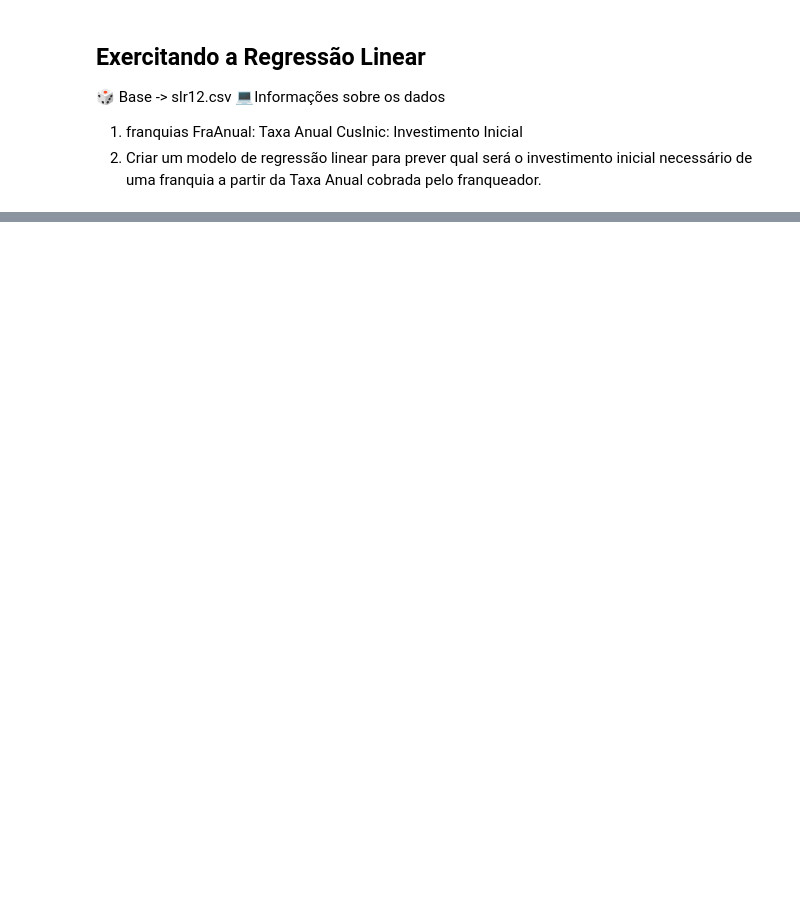
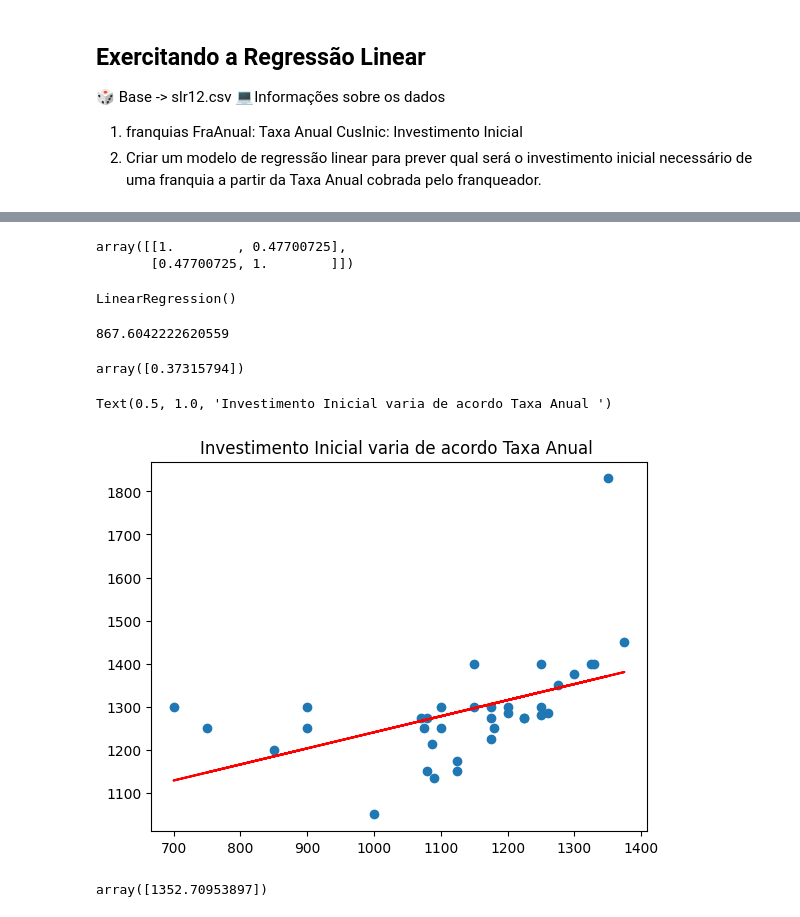
Before and after one commit to marianatiele/Estudos_AM_Projetos, a Jupyter notebook: 1_Exercício_RegressãoLinear.ipynb, the cells around one changed output, grey strips where cells are left out. Saved outputs shown, nothing was run; the diff lists cells and outputs as text; code cells hidden in the pictures; blank space fills up the shorter version.

Commit message:
Regressão Linear - prevendo o a taxa de investimento de acordo com o valor investido

```diff
--- a/1_Exercício_RegressãoLinear.ipynb
+++ b/1_Exercício_RegressãoLinear.ipynb
@@ -27,0 +71,39 @@ dados.head()
+# %%
+x = dados.iloc[:,0].values
+y = dados.iloc[:,1].values
+# %%
+correlação = np.corrcoef(x,y)
+correlação
+# %% [output]
+array([[1.        , 0.47700725],
+       [0.47700725, 1.        ]])
+# %%
+#Transformar em matriz
+x = x.reshape(-1,1)
+# %%
+regressao = LinearRegression()
+regressao.fit(x, y)
+# %% [output]
+LinearRegression()
+# %%
+regressao.intercept_
+# %% [output]
+867.6042222620559
+# %%
+regressao.coef_
+# %% [output]
+array([0.37315794])
+# %%
+#Visualizando
+plt.scatter(x,y)
+plt.plot(x, regressao.predict(x), color='red')
+plt.title('Investimento Inicial varia de acordo Taxa Anual ')
+# %% [output]
+Text(0.5, 1.0, 'Investimento Inicial varia de acordo Taxa Anual ')
+[figure, added]
+# %%
+#Fazendo previsão
+prevendo =  1300
+regressao.predict([[prevendo]])
+# %% [output]
+array([1352.70953897])
```
Also changed, not shown: parts of 8 cells of this notebook.
